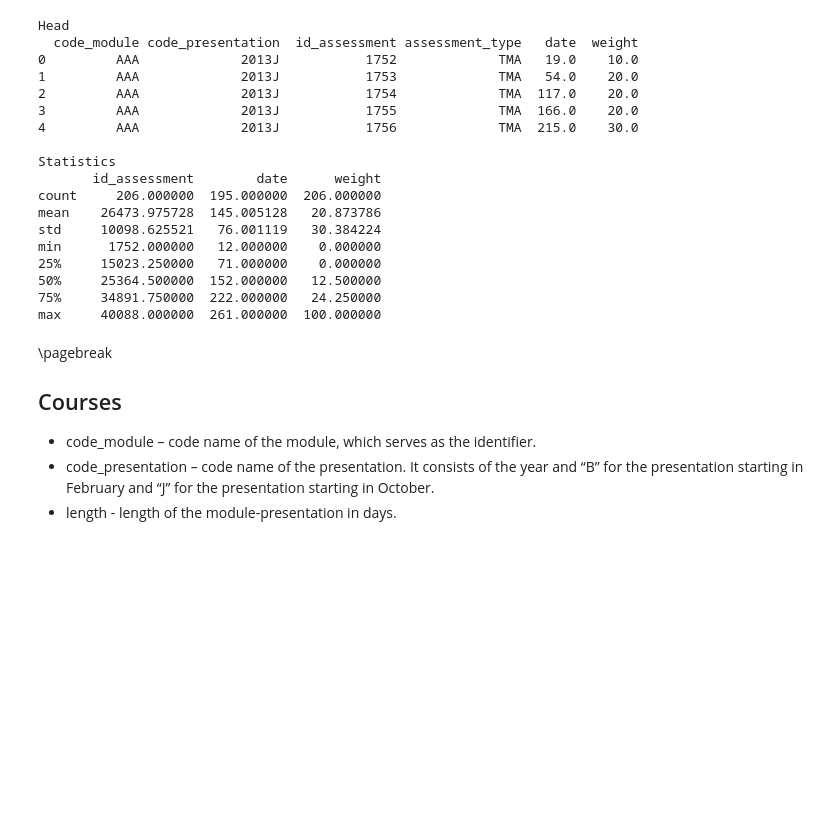
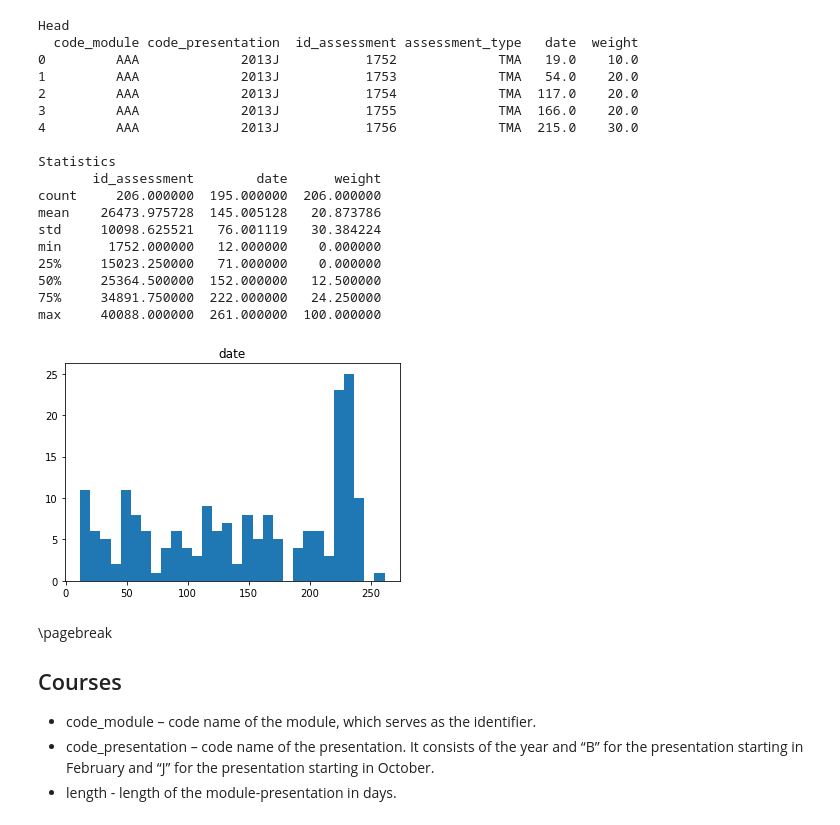
Before and after one commit to jortvangorkum/TFL-Early-Warning-System, a Jupyter notebook: analysis.ipynb, the cells around one changed output. Cells and saved outputs as stored; diff of their text form; code cells hidden in the pictures; blank space fills up the shorter version.

```diff
--- a/analysis.ipynb
+++ b/analysis.ipynb
@@ -73,6 +87,10 @@ min      1752.000000   12.000000    0.000000
 50%     25364.500000  152.000000   12.500000
 75%     34891.750000  222.000000   24.250000
 max     40088.000000  261.000000  100.000000
+# %%
+show_hist(assessments, "date")
+# %% [output]
+[figure, added]
 # %% [markdown]
 \pagebreak
 ## Courses
```
Also changed, not shown: parts of 12 cells of this notebook, 3 other files.
